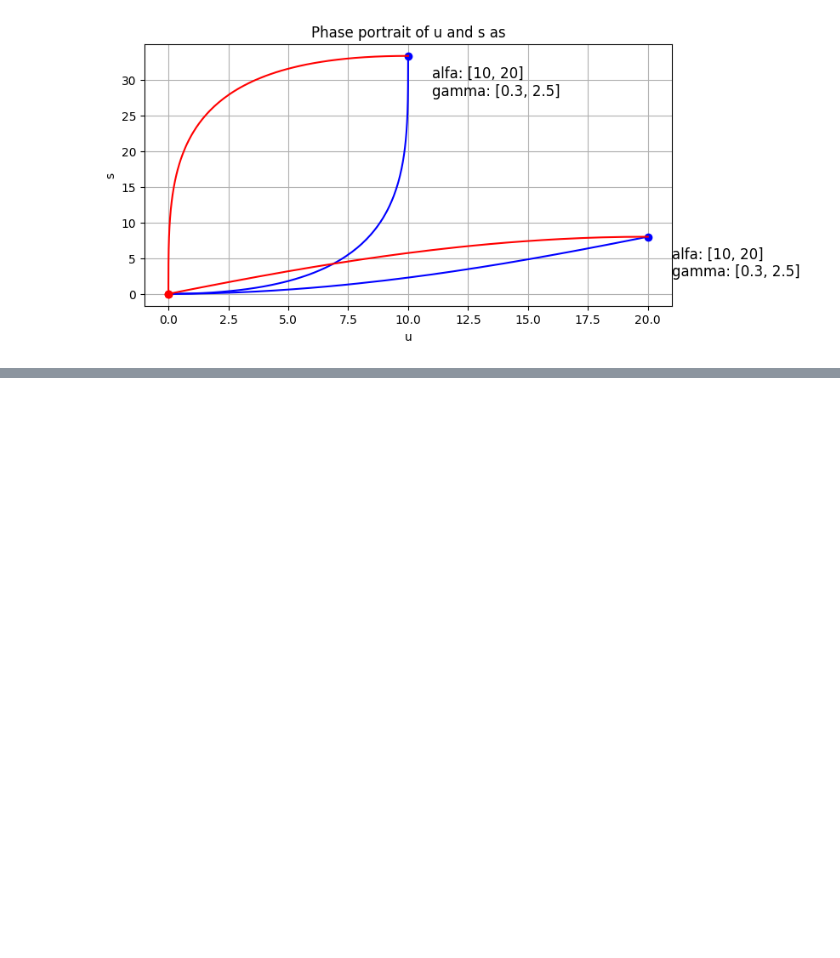
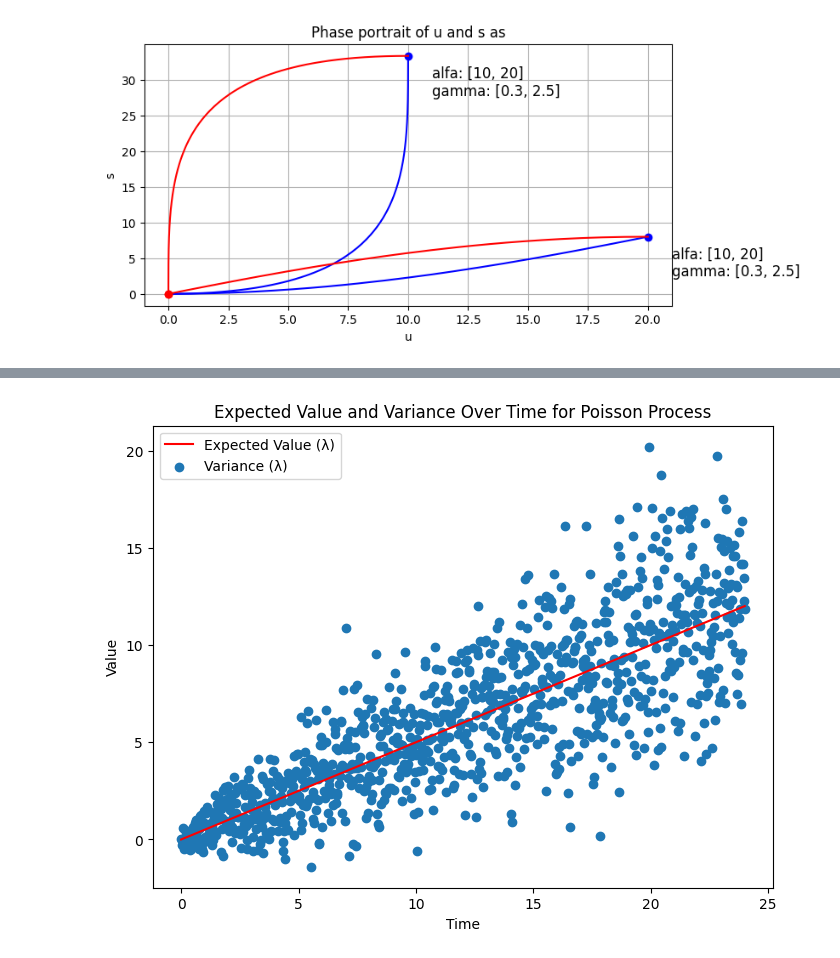
Before and after one commit to leonardogolinelli/GeneExpressionDynamics, a Jupyter notebook: RNA_velocity_Project.ipynb, the cells around one changed output, grey strips where cells are left out. Cells and saved outputs as stored; diff of their text form; code cells hidden in the pictures; blank space fills up the shorter version.

```diff
--- a/RNA_velocity_Project.ipynb
+++ b/RNA_velocity_Project.ipynb
@@ -300,0 +469,24 @@ plt.show()
+# %%
+import numpy as np
+import matplotlib.pyplot as plt
+
+def lambda_t(t, k):  # Function for time-dependent λ(t)
+    return k*t
+
+k = 0.5  # For example
+time_values = np.linspace(0, 24, 1000)  # Suppose time varies from 0 to 24 hours
+
+lambda_values = lambda_t(time_values, k)
+dist = np.random.normal(lambda_values, np.sqrt(lambda_values))
+
+
+plt.figure(figsize=(8, 6))
+plt.plot(time_values, lambda_values, label='Expected Value (λ)', color = 'r')
+plt.scatter(time_values, dist, label='Variance (λ)')
+plt.xlabel('Time')
+plt.ylabel('Value')
+plt.legend()
+plt.title('Expected Value and Variance Over Time for Poisson Process')
+plt.show()
+# %% [output]
+[figure, added]
```
Also changed, not shown: parts of 11 cells of this notebook.
